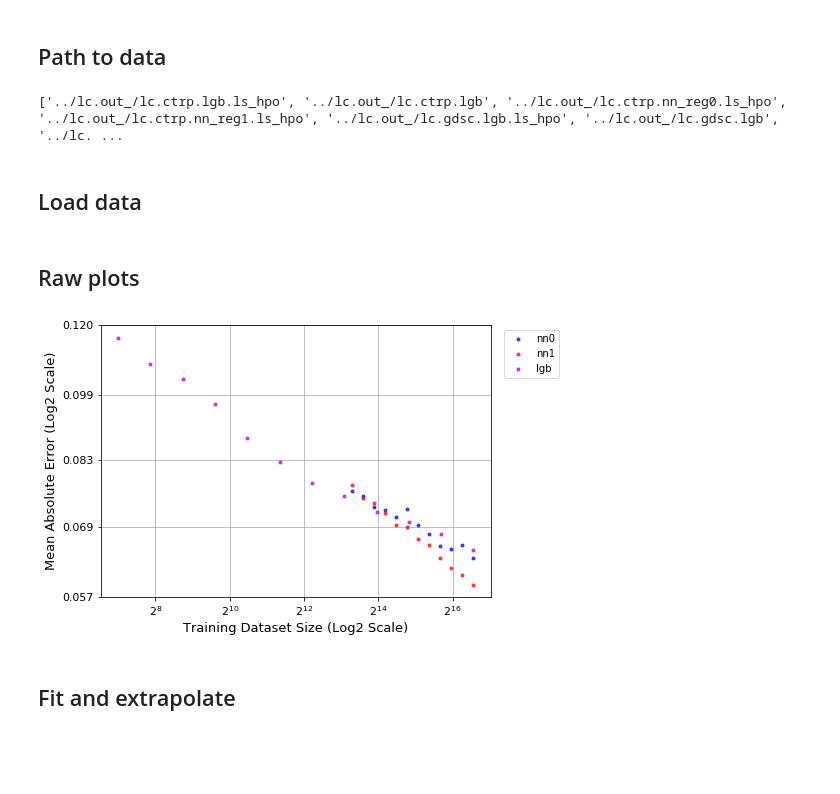
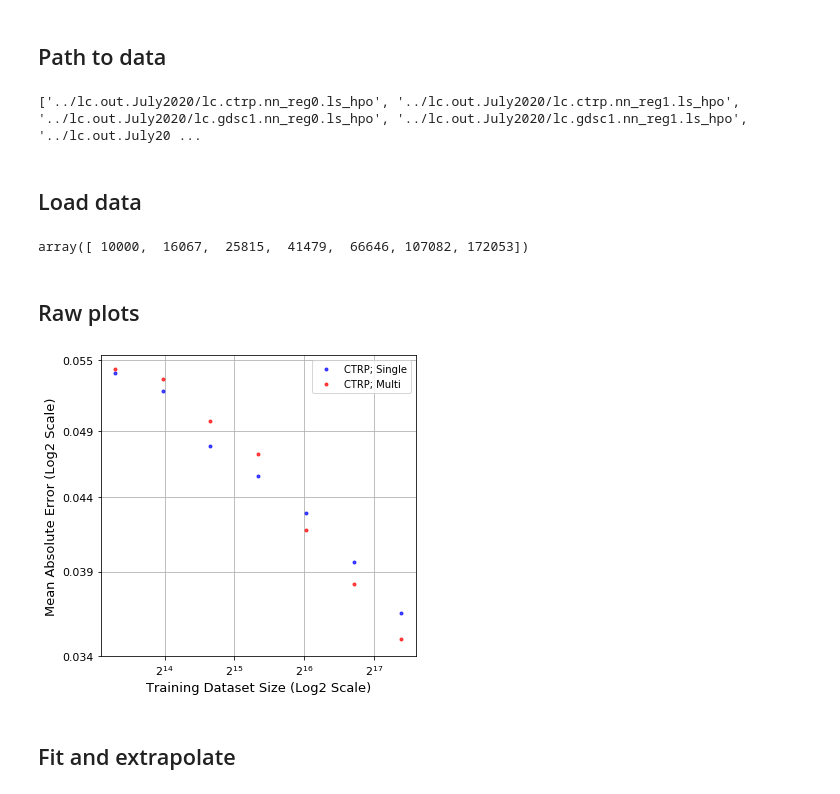
Before and after one commit to adpartin/dr-learning-curves, a Jupyter notebook: nbs/single_src.ipynb, the cells around one changed output. Saved outputs shown, nothing was run; the diff lists cells and outputs as text; code cells hidden in the pictures; blank space fills up the shorter version.

Commit message:
Update agg_scores

```diff
--- a/nbs/single_src.ipynb
+++ b/nbs/single_src.ipynb
@@ -23,28 +27,51 @@ os.makedirs(outpath, exist_ok=True)
 # %%
 fname = 'all_scores.csv'
 # dpath = Path('../lc.out')
-dpath = Path('../lc.out_')
+dpath = Path('../lc.out.July2020')
 
 # dirs = sorted(dpath.glob('*'))
 dirs = glob(str(dpath/'*'))
 print(dirs)
 # %% [output]
-['../lc.out_/lc.ctrp.lgb.ls_hpo', '../lc.out_/lc.ctrp.lgb', '../lc.out_/lc.ctrp.nn_reg0.ls_hpo', '../lc.out_/lc.ctrp.nn_reg1.ls_hpo', '../lc.out_/lc.gdsc.lgb.ls_hpo', '../lc.out_/lc.gdsc.lgb', '../lc. ...
+['../lc.out.July2020/lc.ctrp.nn_reg0.ls_hpo', '../lc.out.July2020/lc.ctrp.nn_reg1.ls_hpo', '../lc.out.July2020/lc.gdsc1.nn_reg0.ls_hpo', '../lc.out.July2020/lc.gdsc1.nn_reg1.ls_hpo', '../lc.out.July20 ...
 # %%
 # c_lgb_path = dpath/'lc.ctrp.lgb.default'/fname
 # c_lgb_path = dpath/dirs[0]/fname
 # g_lgb_path = dpath/dirs[1]/fname
 
-nn0_path = Path(dpath, 'lc.gdsc.nn_reg0.ls_hpo', fname); src='gdsc'; model='nn0'
-nn1_path = Path(dpath, 'lc.gdsc.nn_reg1.ls_hpo', fname); src='gdsc'; model='nn1'
+# GDSC
+# nn0_path = Path(dpath, 'lc.gdsc.nn_reg0.ls_hpo', fname); src='gdsc'; model='nn0'
+# nn1_path = Path(dpath, 'lc.gdsc.nn_reg1.ls_hpo', fname); src='gdsc'; model='nn1'
 # lgb_path = Path(dpath, 'lc.gdsc.lgb', fname); src='ctrp'; model='lgb'
-lgb_path = Path(dpath, 'lc.gdsc.lgb.ls_hpo', fname); src='ctrp'; model='lgb'
+# lgb_path = Path(dpath, 'lc.gdsc.lgb.ls_hpo', fname); src='ctrp'; model='lgb'
 
-# nn0_path = Path(dpath, 'lc.ctrp.nn_reg0.ls_hpo', fname); src='ctrp'; model='nn0'
-# nn1_path = Path(dpath, 'lc.ctrp.nn_reg1.ls_hpo', fname); src='ctrp'; model='nn1'
+# # GDSC1
+# exp_name = 'gdsc1.nn0_vs_nn1'
+# nn0_path = Path(dpath, 'lc.gdsc1.nn_reg0.ls_hpo', fname); src='gdsc1'; model='nn0'; label_nn0='GDSC1; Single'
+# nn1_path = Path(dpath, 'lc.gdsc1.nn_reg1.ls_hpo', fname); src='gdsc1'; model='nn1'; label_nn1='GDSC1; Multi'
+# lgb_path = None
+
+# # GDSC2
+# exp_name = 'gdsc2.nn0_vs_nn1'
+# nn0_path = Path(dpath, 'lc.gdsc2.nn_reg0.ls_hpo', fname); src='gdsc2'; model='nn0'; label_nn0='GDSC2; Single'
+# nn1_path = Path(dpath, 'lc.gdsc2.nn_reg1.ls_hpo', fname); src='gdsc2'; model='nn1'; label_nn1='GDSC2; Multi'
+# lgb_path = None
+
+# # GDSC1 vs GDSC2; nn1
+# exp_name = 'gdsc1_vs_gdsc2.nn1'
+# nn0_path = Path(dpath, 'lc.gdsc1.nn_reg1.ls_hpo', fname); src='gdsc1'; model='GDSC1; nn1'; label_nn0='GDSC1; Multi'
+# nn1_path = Path(dpath, 'lc.gdsc2.nn_reg1.ls_hpo', fname); src='gdsc2'; model='GDSC2; nn1'; label_nn1='GDSC2; Multi'
+# lgb_path = None
+
+# CTRP
+exp_name = 'ctrp.nn0_vs_nn1'
+nn0_path = Path(dpath, 'lc.ctrp.nn_reg0.ls_hpo', fname); src='ctrp'; model='nn0'; label_nn0='CTRP; Single'
+nn1_path = Path(dpath, 'lc.ctrp.nn_reg1.ls_hpo', fname); src='ctrp'; model='nn1'; label_nn1='CTRP; Multi'
+lgb_path = None
 # lgb_path = Path(dpath, 'lc.ctrp.lgb', fname); src='ctrp'; model='lgb'
 # lgb_path = Path(dpath, 'lc.ctrp.lgb.ls_hpo', fname); src='ctrp'; model='lgb'
 
+# NCI60
 # nn0_path = Path(dpath, 'lc.nci60.nn_reg0.ls_hpo', fname); src='nci60'; model='nn0'
 # nn1_path = Path(dpath, 'lc.nci60.nn_reg1.ls_hpo', fname); src='nci60'; model='nn1'
 # %% [markdown]
@@ -67,6 +94,10 @@ def get_data(path, tr_set='te'):
 nn0 = get_data(nn0_path, tr_set='te');
 nn1 = get_data(nn1_path, tr_set='te');
 lgb = get_data(lgb_path, tr_set='te');
+# %%
+nn0.tr_size.unique()
+# %% [output]
+array([ 10000,  16067,  25815,  41479,  66646, 107082, 172053])
 # %% [markdown]
 ## Raw plots
 # %%
@@ -94,26 +126,32 @@ ytick_scale = 'log2'
 # %%
 # Plot
 # -------------------------------
+save = True
 ax = None
 kwargs = {'metric_name': met,
           'xtick_scale': xtick_scale,
           'ytick_scale': ytick_scale}
 
 if nn0 is not None:
     nn0 = nn0[nn0.metric==met].reset_index(drop=True)
-    ax = lc_plots.plot_lc(x=nn0['tr_size'].values, y=nn0['score'].values, color='b', label='nn0', **kwargs, ax=ax);
+    ax = lc_plots.plot_lc(x=nn0['tr_size'].values, y=nn0['score'].values, color='b', label=label_nn0, **kwargs, ax=ax);
     # ax = lc_plots.plot_lc_single_metric(nn0, **kwargs, ax=ax);
 
 if nn1 is not None:
     nn1 = nn1[nn1.metric==met].reset_index(drop=True)
-    ax = lc_plots.plot_lc(x=nn1['tr_size'].values, y=nn1['score'].values, color='r', label='nn1', **kwargs, ax=ax);
+    ax = lc_plots.plot_lc(x=nn1['tr_size'].values, y=nn1['score'].values, color='r', label=label_nn1, **kwargs, ax=ax);
     # ax = lc_plots.plot_lc_single_metric(nn1, **kwargs, ax=ax);
 
 if lgb is not None:
     lgb = lgb[lgb.metric==met].reset_index(drop=True)
     ax = lc_plots.plot_lc(x=lgb['tr_size'].values, y=lgb['score'].values, color='m', label='lgb', **kwargs, ax=ax);
+
+if save:
+    plt.tight_layout()
+    plt.legend(loc='best')
+    plt.savefig(outpath/(exp_name + '.png'), dpi=150)
 # %% [output]
-[figure, old version]
+[figure, new version]
 # %% [markdown]
 ## Fit and extrapolate
 # %%
```
Also changed, not shown: parts of 2 cells of this notebook, 4 other files.
